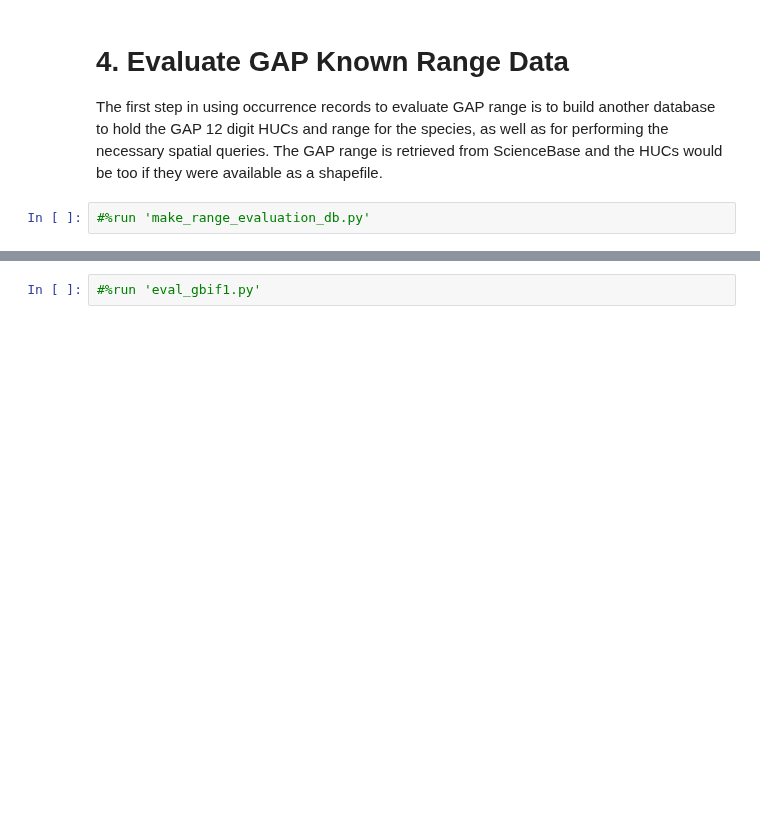
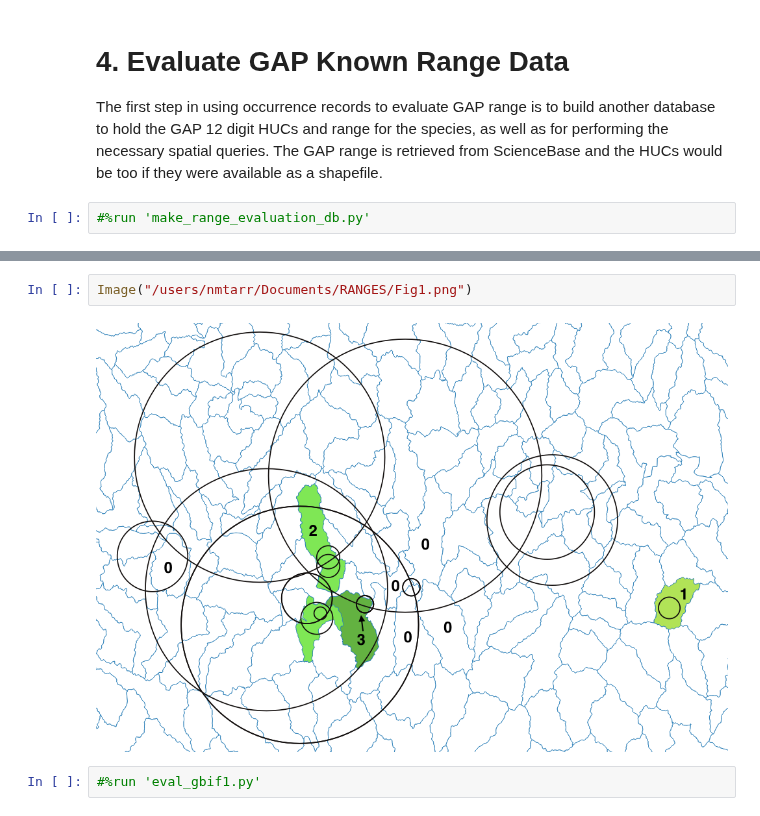
Before and after one commit to ncbirdconservation/NCBA, a Jupyter notebook: Demonstration.ipynb, the cells around one changed output, grey strips where cells are left out. Cells and saved outputs as stored; diff of their text form; blank space fills up the shorter version.

```diff
--- a/Demonstration.ipynb
+++ b/Demonstration.ipynb
@@ -173,2 +176,6 @@ For each evaluation, which is documented with a unique identifier in the databas
+# %%
+Image("/users/nmtarr/Documents/RANGES/Fig1.png")
+# %% [output]
+[figure, added]
 # %%
 #%run 'eval_gbif1.py'
```
Also changed, not shown: parts of 4 cells of this notebook, 2 other files.
